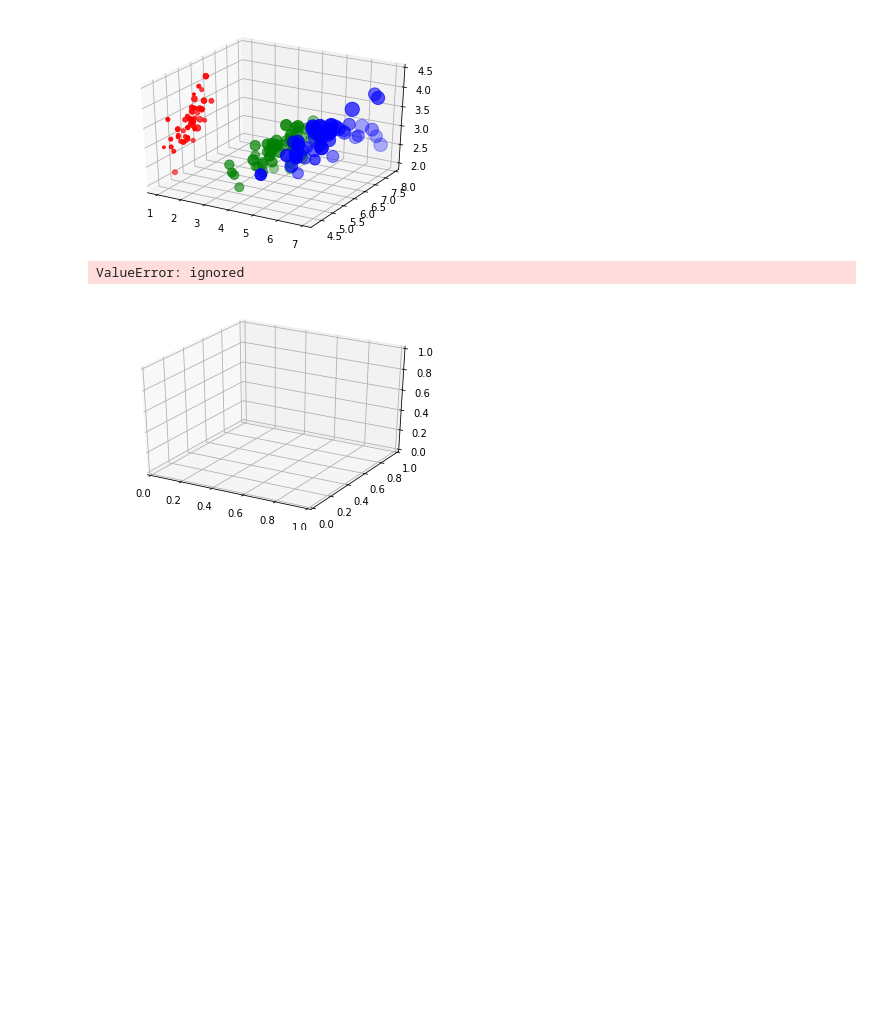
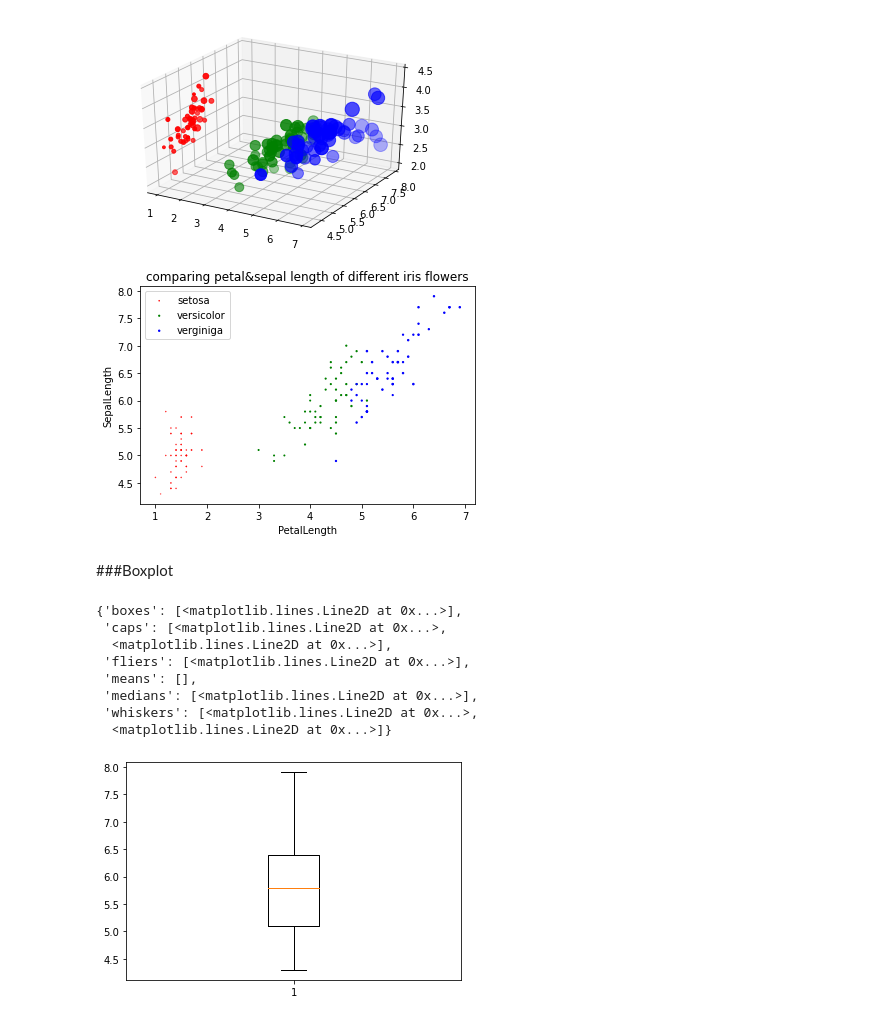
Before and after one commit to nichakornchaisuwan/data_viz_2022, a Jupyter notebook: DataViz02_Data_Distribution.ipynb, the cells around one changed output. Drawn from its saved outputs; the diff is of its cells as text; code cells hidden in the pictures; blank space fills up the shorter version.

```diff
--- a/DataViz02_Data_Distribution.ipynb
+++ b/DataViz02_Data_Distribution.ipynb
@@ -139,14 +135,14 @@ ax.scatter(df['PetalLength'],df['SepalLength'],df2['SepalWidth'],c=df2['Name'],s
 <mpl_toolkits.mplot3d.art3d.Path3DCollection at 0x...>
 [figure]
 # %%
-ax = plt.axes(projection = '3d')
-ax.scatter(df['PetalLength'][:50],df['SepalLength'][:50],df2['SepalWidth'][:50],c=df2['Name'],s =80*df2['PetalWidth'][:50],label = 'setosa')
-ax.scatter(df['PetalLength'][50:100],df['SepalLength'][50:100],df2['SepalWidth'][50:100],c=df2['Name'],s =80*df2['PetalWidth'][50:100],label = 'versicolor')
-ax.scatter(df['PetalLength'][100:],df['SepalLength'][100:],df2['SepalWidth'][100:],c=df2['Name'],s =80*df2['PetalWidth'][100:],label = 'verginiga')
+plt.scatter(df2['PetalLength'][:50],df2['SepalLength'][:50],c=df2['Name'][:50],label='setosa',s=df2['PetalWidth'][:50])
+plt.scatter(df2['PetalLength'][50:100],df2['SepalLength'][50:100],c=df2['Name'][50:100],label='versicolor',s=df2['PetalWidth'][50:100])
+plt.scatter(df2['PetalLength'][100:],df2['SepalLength'][100:],c=df2['Name'][100:],label='verginiga',s=df2['PetalWidth'][100:])
 plt.legend()
 plt.xlabel('PetalLength')
 plt.ylabel('SepalLength')
 plt.title('comparing petal&sepal length of different iris flowers');
 # %% [output]
-ValueError: ignored
-[figure, old version]
+[figure, new version]
+# %% [markdown]
+###Boxplot
@@ -152,0 +151,12 @@ ValueError: ignored
+# %%
+plt.boxplot(df['SepalLength'])
+# %% [output]
+{'boxes': [<matplotlib.lines.Line2D at 0x...>],
+ 'caps': [<matplotlib.lines.Line2D at 0x...>,
+  <matplotlib.lines.Line2D at 0x...>],
+ 'fliers': [<matplotlib.lines.Line2D at 0x...>],
+ 'means': [],
+ 'medians': [<matplotlib.lines.Line2D at 0x...>],
+ 'whiskers': [<matplotlib.lines.Line2D at 0x...>,
+  <matplotlib.lines.Line2D at 0x...>]}
+[figure, added]
```
Also changed, not shown: parts of 21 cells of this notebook.
